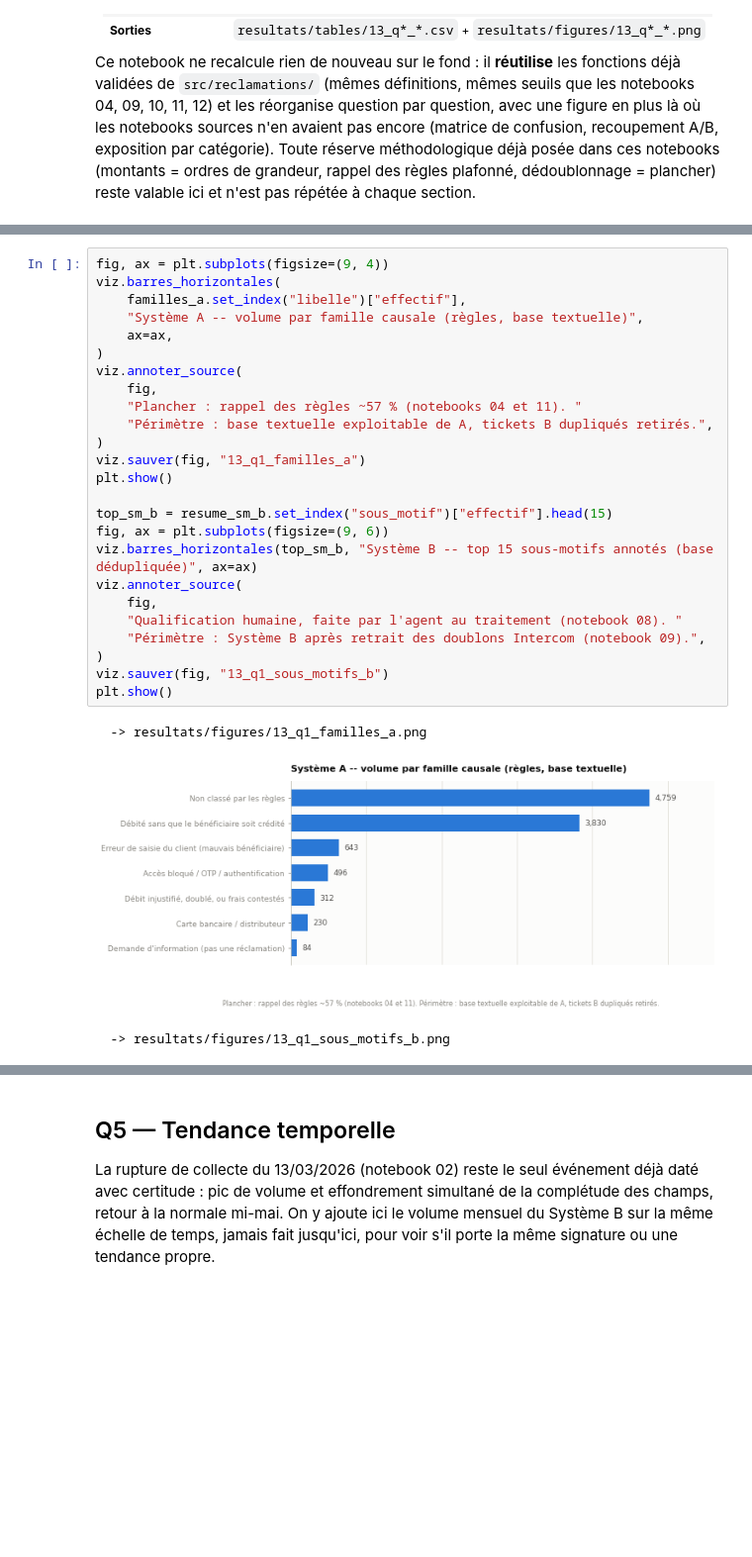
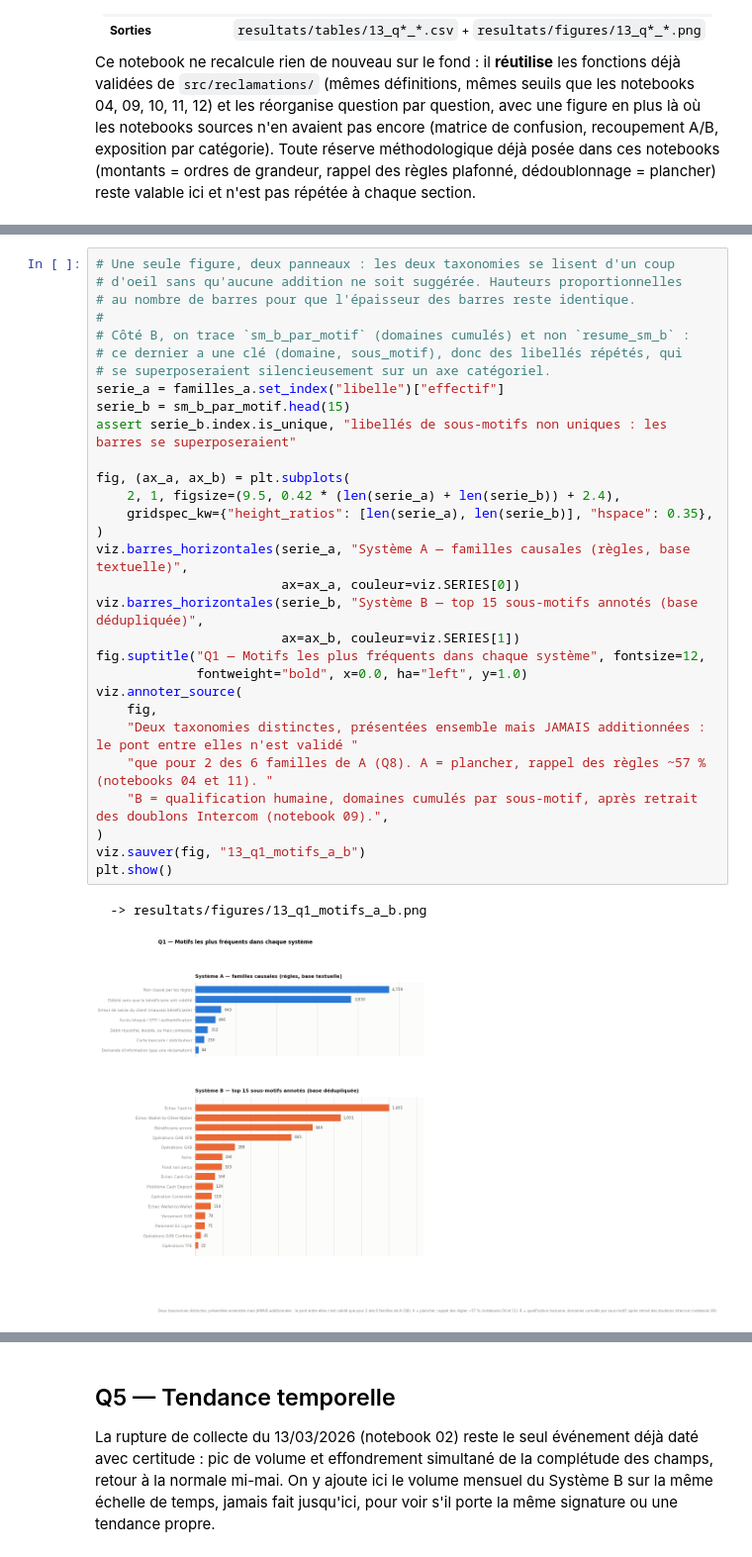
Before and after one commit to GAUSS-TPAC/Sentiment-Analysis---Banking-Text-Mining, a Jupyter notebook: niv/notebooks/13_reponses_questions_direction.ipynb, the cells around one changed output, grey strips where cells are left out. Shown at 99% size. Saved outputs shown, nothing was run; the diff lists cells and outputs as text; blank space fills up the shorter version.

```diff
--- a/niv/notebooks/13_reponses_questions_direction.ipynb
+++ b/niv/notebooks/13_reponses_questions_direction.ipynb
@@ -126,29 +165,33 @@ Sous domaine Sara transactionnel       Échec Wallet-to-Wallet       114  2.1
 # %%
-fig, ax = plt.subplots(figsize=(9, 4))
-viz.barres_horizontales(
-    familles_a.set_index("libelle")["effectif"],
-    "Système A -- volume par famille causale (règles, base textuelle)",
-    ax=ax,
+# Une seule figure, deux panneaux : les deux taxonomies se lisent d'un coup
+# d'oeil sans qu'aucune addition ne soit suggérée. Hauteurs proportionnelles
+# au nombre de barres pour que l'épaisseur des barres reste identique.
+#
+# Côté B, on trace `sm_b_par_motif` (domaines cumulés) et non `resume_sm_b` :
+# ce dernier a une clé (domaine, sous_motif), donc des libellés répétés, qui
+# se superposeraient silencieusement sur un axe catégoriel.
+serie_a = familles_a.set_index("libelle")["effectif"]
+serie_b = sm_b_par_motif.head(15)
+assert serie_b.index.is_unique, "libellés de sous-motifs non uniques : les barres se superposeraient"
+
+fig, (ax_a, ax_b) = plt.subplots(
+    2, 1, figsize=(9.5, 0.42 * (len(serie_a) + len(serie_b)) + 2.4),
+    gridspec_kw={"height_ratios": [len(serie_a), len(serie_b)], "hspace": 0.35},
 )
+viz.barres_horizontales(serie_a, "Système A — familles causales (règles, base textuelle)",
+                        ax=ax_a, couleur=viz.SERIES[0])
+viz.barres_horizontales(serie_b, "Système B — top 15 sous-motifs annotés (base dédupliquée)",
+                        ax=ax_b, couleur=viz.SERIES[1])
+fig.suptitle("Q1 — Motifs les plus fréquents dans chaque système", fontsize=12,
+             fontweight="bold", x=0.0, ha="left", y=1.0)
 viz.annoter_source(
     fig,
-    "Plancher : rappel des règles ~57 % (notebooks 04 et 11). "
-    "Périmètre : base textuelle exploitable de A, tickets B dupliqués retirés.",
+    "Deux taxonomies distinctes, présentées ensemble mais JAMAIS additionnées : le pont entre elles n'est validé "
+    "que pour 2 des 6 familles de A (Q8). A = plancher, rappel des règles ~57 % (notebooks 04 et 11). "
+    "B = qualification humaine, domaines cumulés par sous-motif, après retrait des doublons Intercom (notebook 09).",
 )
-viz.sauver(fig, "13_q1_familles_a")
+viz.sauver(fig, "13_q1_motifs_a_b")
 plt.show()
-
-top_sm_b = resume_sm_b.set_index("sous_motif")["effectif"].head(15)
-fig, ax = plt.subplots(figsize=(9, 6))
-viz.barres_horizontales(top_sm_b, "Système B -- top 15 sous-motifs annotés (base dédupliquée)", ax=ax)
-viz.annoter_source(
-    fig,
-    "Qualification humaine, faite par l'agent au traitement (notebook 08). "
-    "Périmètre : Système B après retrait des doublons Intercom (notebook 09).",
-)
-viz.sauver(fig, "13_q1_sous_motifs_b")
-plt.show()
 # %% [output]
-  -> resultats/figures/13_q1_familles_a.png
+  -> resultats/figures/13_q1_motifs_a_b.png
-[figure, old version]
+[figure, new version]
-  -> resultats/figures/13_q1_sous_motifs_b.png
```
Also changed, not shown: parts of 14 cells of this notebook, 22 other files.
